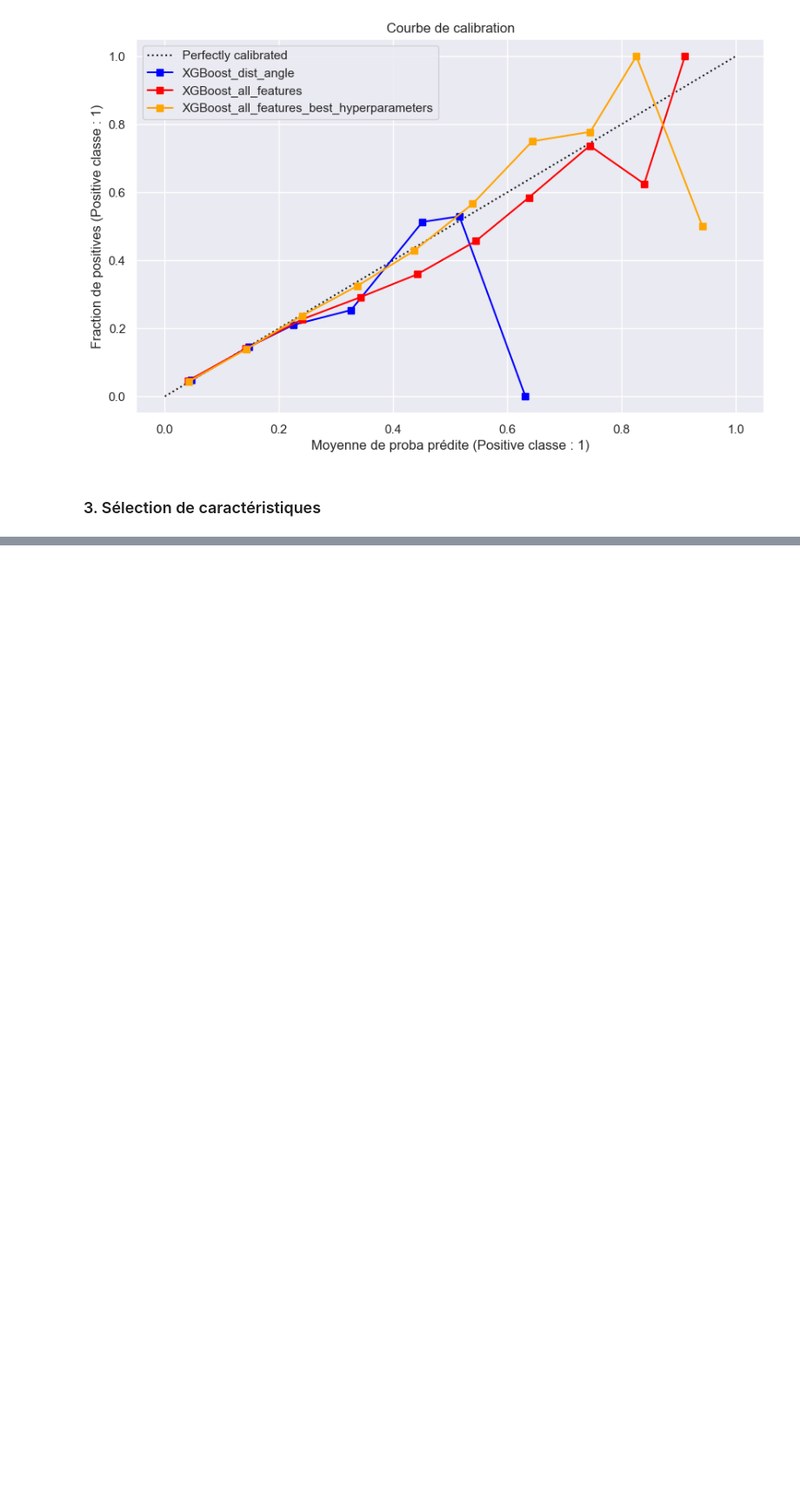
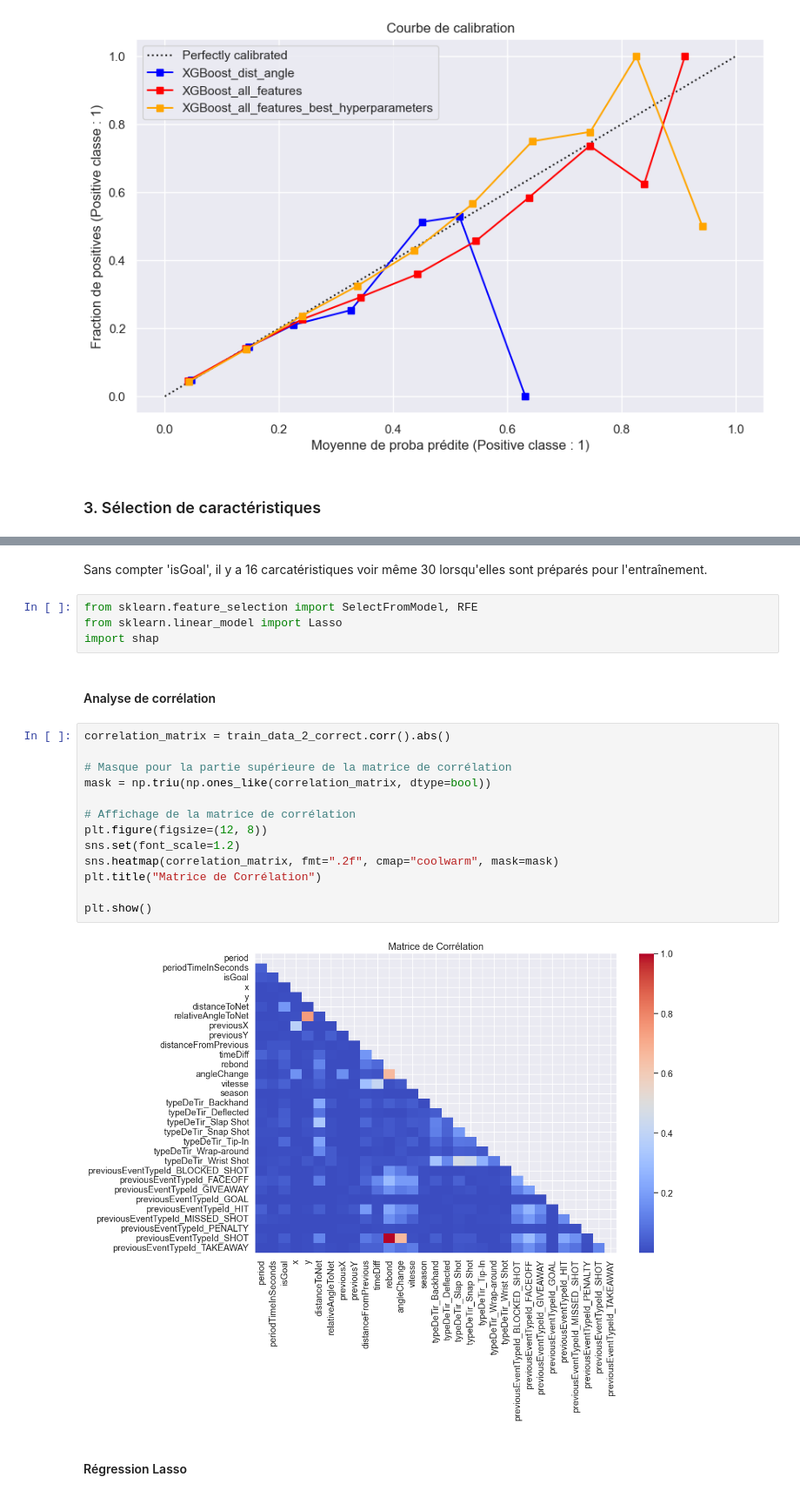
Before and after one commit to Alexia57/A02-projet, a Jupyter notebook: notebooks/Milestone2_Advanced_Models.ipynb, the cells around one changed output, grey strips where cells are left out. Shown at 87% size. Drawn from its saved outputs; the diff is of its cells as text; blank space fills up the shorter version.

Commit message:
avancement selection caractéristiques

```diff
--- a/notebooks/Milestone2_Advanced_Models.ipynb
+++ b/notebooks/Milestone2_Advanced_Models.ipynb
@@ -478,0 +505,25 @@ plot_calibration_curve(models, X_list, y_list, nom_models)
+# %% [markdown]
+Sans compter 'isGoal', il y a 16 carcatéristiques voir même 30 lorsqu'elles sont préparés pour l'entraînement.
+# %%
+from sklearn.feature_selection import SelectFromModel, RFE
+from sklearn.linear_model import Lasso
+import shap
+# %% [markdown]
+#### Analyse de corrélation
+# %%
+correlation_matrix = train_data_2_correct.corr().abs()
+
+# Masque pour la partie supérieure de la matrice de corrélation
+mask = np.triu(np.ones_like(correlation_matrix, dtype=bool))
+
+# Affichage de la matrice de corrélation
+plt.figure(figsize=(12, 8))
+sns.set(font_scale=1.2)
+sns.heatmap(correlation_matrix, fmt=".2f", cmap="coolwarm", mask=mask)
+plt.title("Matrice de Corrélation")
+
+plt.show()
+# %% [output]
+[figure, added]
+# %% [markdown]
+#### Régression Lasso
```
Also changed, not shown: parts of 11 cells of this notebook.
